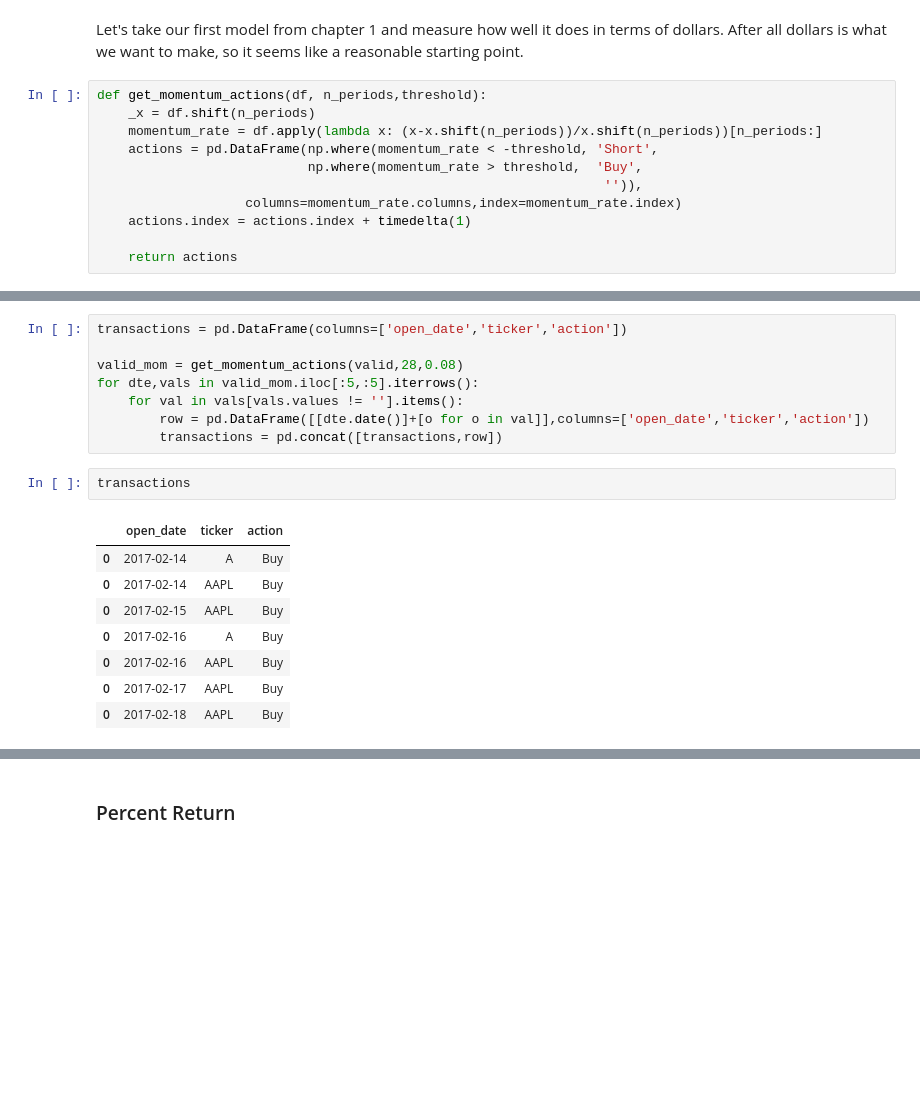
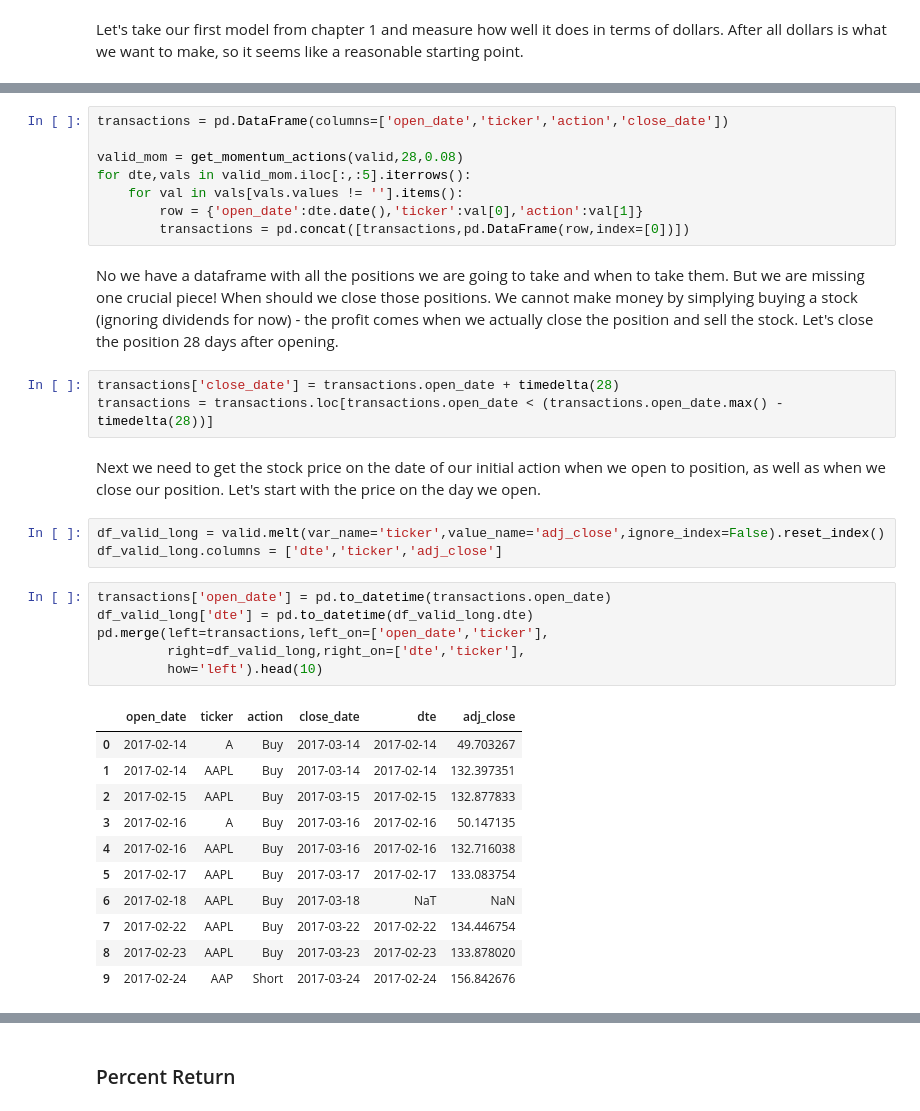
Before and after one commit to Isaac-Flath/trading, a Jupyter notebook: trading/102_BasicTesting.ipynb, the cells around one changed output, grey strips where cells are left out. Drawn from its saved outputs; the diff is of its cells as text; blank space fills up the shorter version.

```diff
--- a/trading/102_BasicTesting.ipynb
+++ b/trading/102_BasicTesting.ipynb
@@ -107,14 +115,3 @@ Now that we understand what data we will use for testing, let's actually start u
 ### Dollars
 # %% [markdown]
 Let's take our first model from chapter 1 and measure how well it does in terms of dollars.  After all dollars is what we want to make, so it seems like a reasonable starting point.
-# %%
-def get_momentum_actions(df, n_periods,threshold):
-    _x = df.shift(n_periods)
-    momentum_rate = df.apply(lambda x: (x-x.shift(n_periods))/x.shift(n_periods))[n_periods:]
-    actions = pd.DataFrame(np.where(momentum_rate < -threshold, 'Short',
-                           np.where(momentum_rate > threshold,  'Buy',
-                                                                 '')),
-                   columns=momentum_rate.columns,index=momentum_rate.index)
-    actions.index = actions.index + timedelta(1)
-
-    return actions
@@ -121,19 +120,36 @@ def get_momentum_actions(df, n_periods,threshold):
 # %%
-transactions = pd.DataFrame(columns=['open_date','ticker','action'])
+transactions = pd.DataFrame(columns=['open_date','ticker','action','close_date'])
 
 valid_mom = get_momentum_actions(valid,28,0.08)
-for dte,vals in valid_mom.iloc[:5,:5].iterrows():
+for dte,vals in valid_mom.iloc[:,:5].iterrows():
     for val in vals[vals.values != ''].items():
-        row = pd.DataFrame([[dte.date()]+[o for o in val]],columns=['open_date','ticker','action'])
-        transactions = pd.concat([transactions,row])
+        row = {'open_date':dte.date(),'ticker':val[0],'action':val[1]}
+        transactions = pd.concat([transactions,pd.DataFrame(row,index=[0])])
-# %%
-transactions
-# %% [output]
-|  | open_date | ticker | action |
-| 0 | 2017-02-14 | A | Buy |
-| 0 | 2017-02-14 | AAPL | Buy |
-| 0 | 2017-02-15 | AAPL | Buy |
-| 0 | 2017-02-16 | A | Buy |
-| 0 | 2017-02-16 | AAPL | Buy |
-| 0 | 2017-02-17 | AAPL | Buy |
-| 0 | 2017-02-18 | AAPL | Buy |
+# %% [markdown]
+No we have a dataframe with all the positions we are going to take and when to take them.  But we are missing one crucial piece!  When should we close those positions.  We cannot make money by simplying buying a stock (ignoring dividends for now) - the profit comes when we actually close the position and sell the stock.  Let's close the position 28 days after opening.
+# %%
+transactions['close_date'] = transactions.open_date + timedelta(28)
+transactions = transactions.loc[transactions.open_date < (transactions.open_date.max() - timedelta(28))]
+# %% [markdown]
+Next we need to get the stock price on the date of our initial action when we open to position, as well as when we close our position.  Let's start with the price on the day we open.
+# %%
+df_valid_long = valid.melt(var_name='ticker',value_name='adj_close',ignore_index=False).reset_index()
+df_valid_long.columns = ['dte','ticker','adj_close']
+# %%
+transactions['open_date'] = pd.to_datetime(transactions.open_date)
+df_valid_long['dte'] = pd.to_datetime(df_valid_long.dte)
+pd.merge(left=transactions,left_on=['open_date','ticker'],
+         right=df_valid_long,right_on=['dte','ticker'],
+         how='left').head(10)
+# %% [output]
+|  | open_date | ticker | action | close_date | dte | adj_close |
+| 0 | 2017-02-14 | A | Buy | 2017-03-14 | 2017-02-14 | 49.703267 |
+| 1 | 2017-02-14 | AAPL | Buy | 2017-03-14 | 2017-02-14 | 132.397351 |
+| 2 | 2017-02-15 | AAPL | Buy | 2017-03-15 | 2017-02-15 | 132.877833 |
+| 3 | 2017-02-16 | A | Buy | 2017-03-16 | 2017-02-16 | 50.147135 |
+| 4 | 2017-02-16 | AAPL | Buy | 2017-03-16 | 2017-02-16 | 132.716038 |
+| 5 | 2017-02-17 | AAPL | Buy | 2017-03-17 | 2017-02-17 | 133.083754 |
+| 6 | 2017-02-18 | AAPL | Buy | 2017-03-18 | NaT | NaN |
+| 7 | 2017-02-22 | AAPL | Buy | 2017-03-22 | 2017-02-22 | 134.446754 |
+| 8 | 2017-02-23 | AAPL | Buy | 2017-03-23 | 2017-02-23 | 133.878020 |
+| 9 | 2017-02-24 | AAP | Short | 2017-03-24 | 2017-02-24 | 156.842676 |
```
Also changed, not shown: parts of 34 cells of this notebook, 9 other files.
